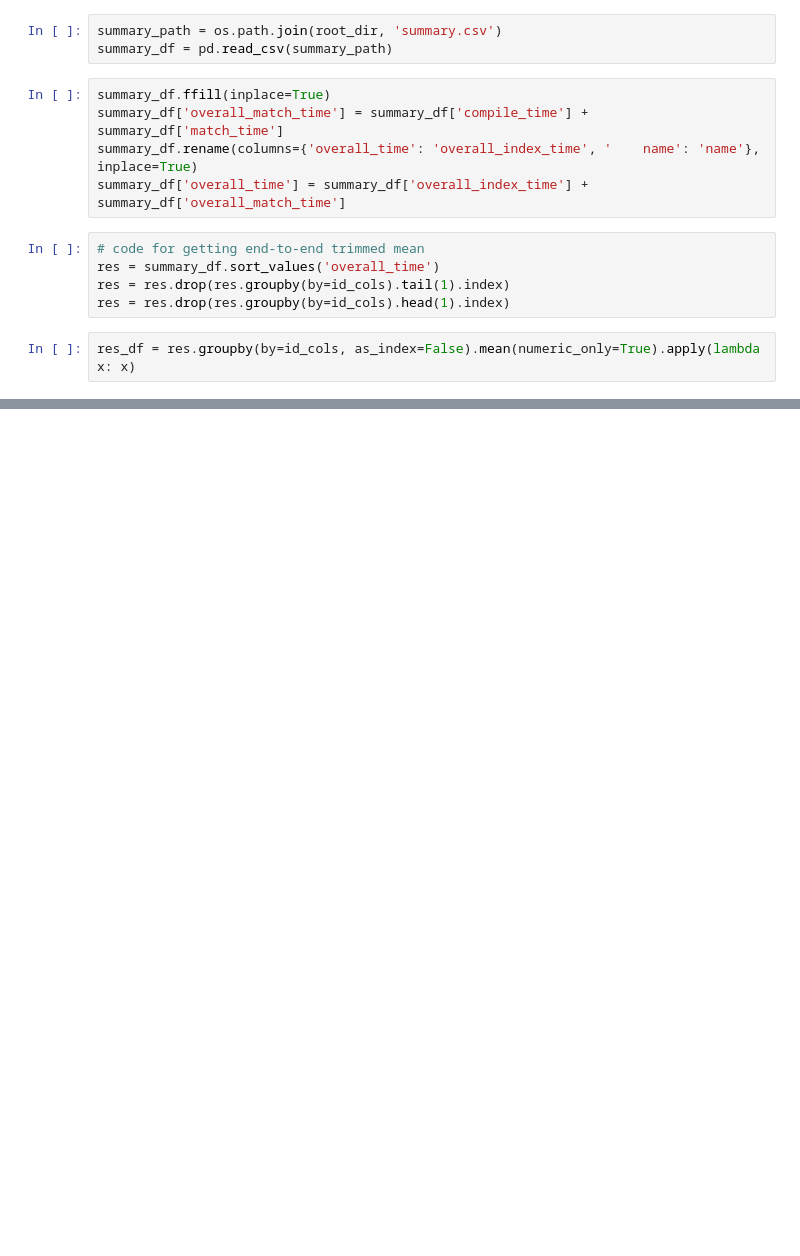
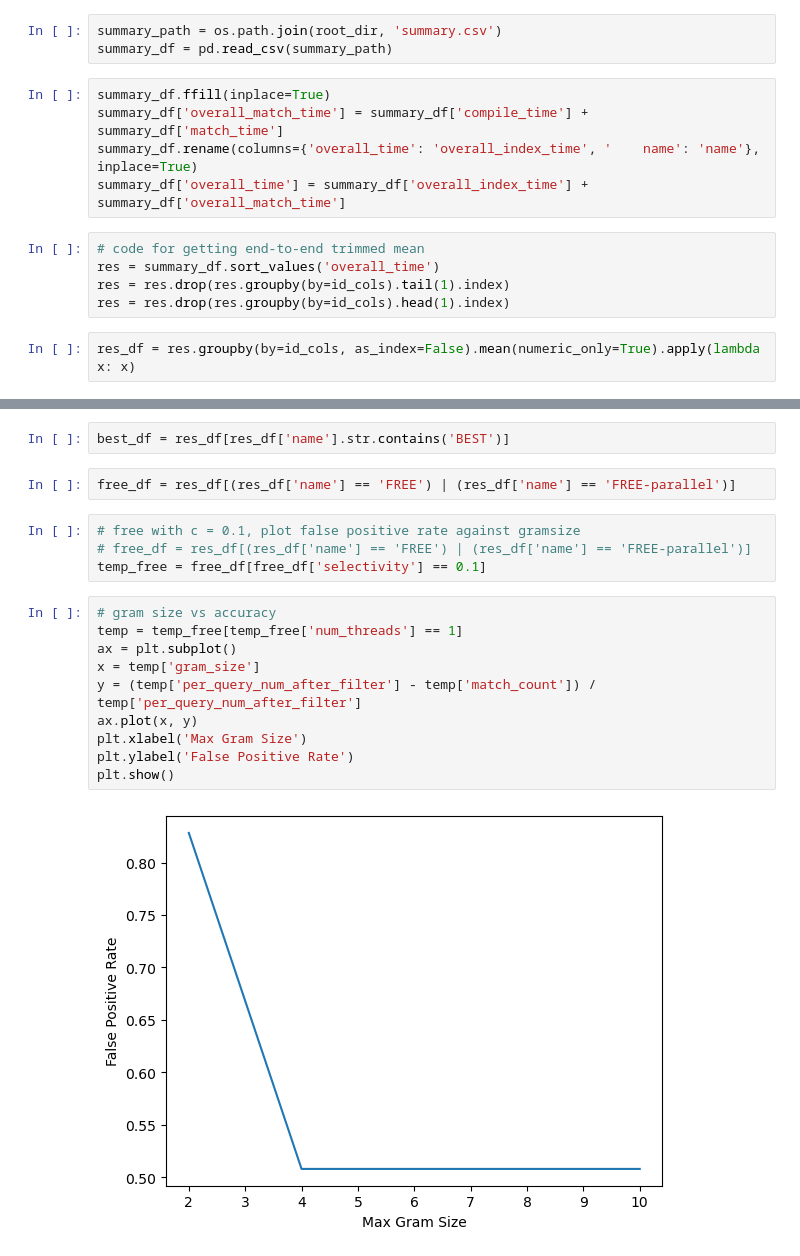
Before and after one commit to mush-zhang/RegexIndexComparison, a Jupyter notebook: notebooks/preprocess.ipynb, the cells around one changed output, grey strips where cells are left out. Drawn from its saved outputs; the diff is of its cells as text; blank space fills up the shorter version.

```diff
--- a/notebooks/preprocess.ipynb
+++ b/notebooks/preprocess.ipynb
@@ -31,0 +139,20 @@ res_df
+# %%
+best_df = res_df[res_df['name'].str.contains('BEST')]
+# %%
+free_df = res_df[(res_df['name'] == 'FREE') | (res_df['name'] == 'FREE-parallel')]
+# %%
+# free with c = 0.1, plot false positive rate against gramsize
+# free_df = res_df[(res_df['name'] == 'FREE') | (res_df['name'] == 'FREE-parallel')]
+temp_free = free_df[free_df['selectivity'] == 0.1]
+# %%
+# gram size vs accuracy
+temp = temp_free[temp_free['num_threads'] == 1]
+ax = plt.subplot()
+x = temp['gram_size']
+y = (temp['per_query_num_after_filter'] - temp['match_count']) / temp['per_query_num_after_filter']
+ax.plot(x, y)
+plt.xlabel('Max Gram Size')
+plt.ylabel('False Positive Rate')
+plt.show()
+# %% [output]
+[figure, added]
```
Also changed, not shown: parts of 12 cells of this notebook, 4 other files.
